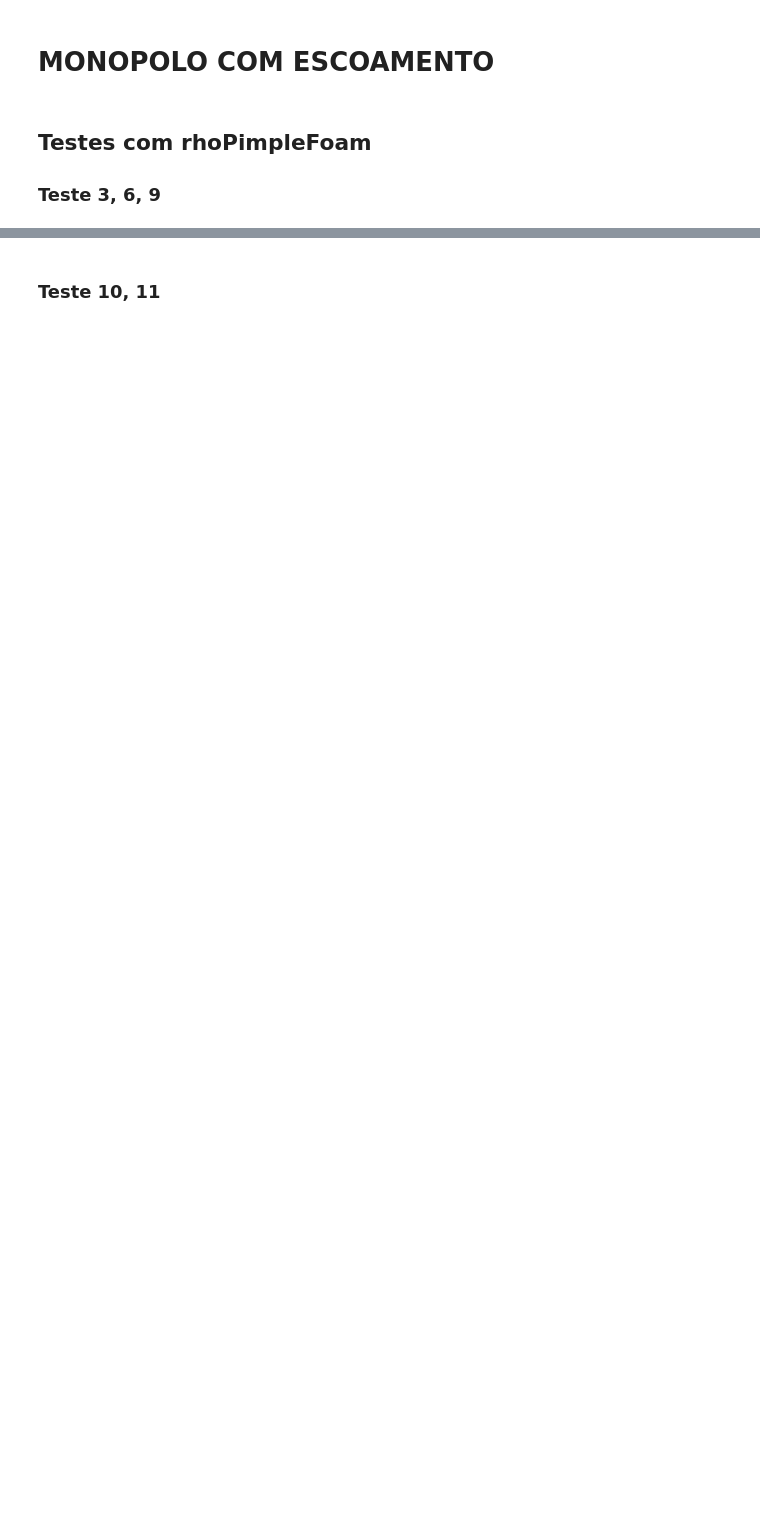
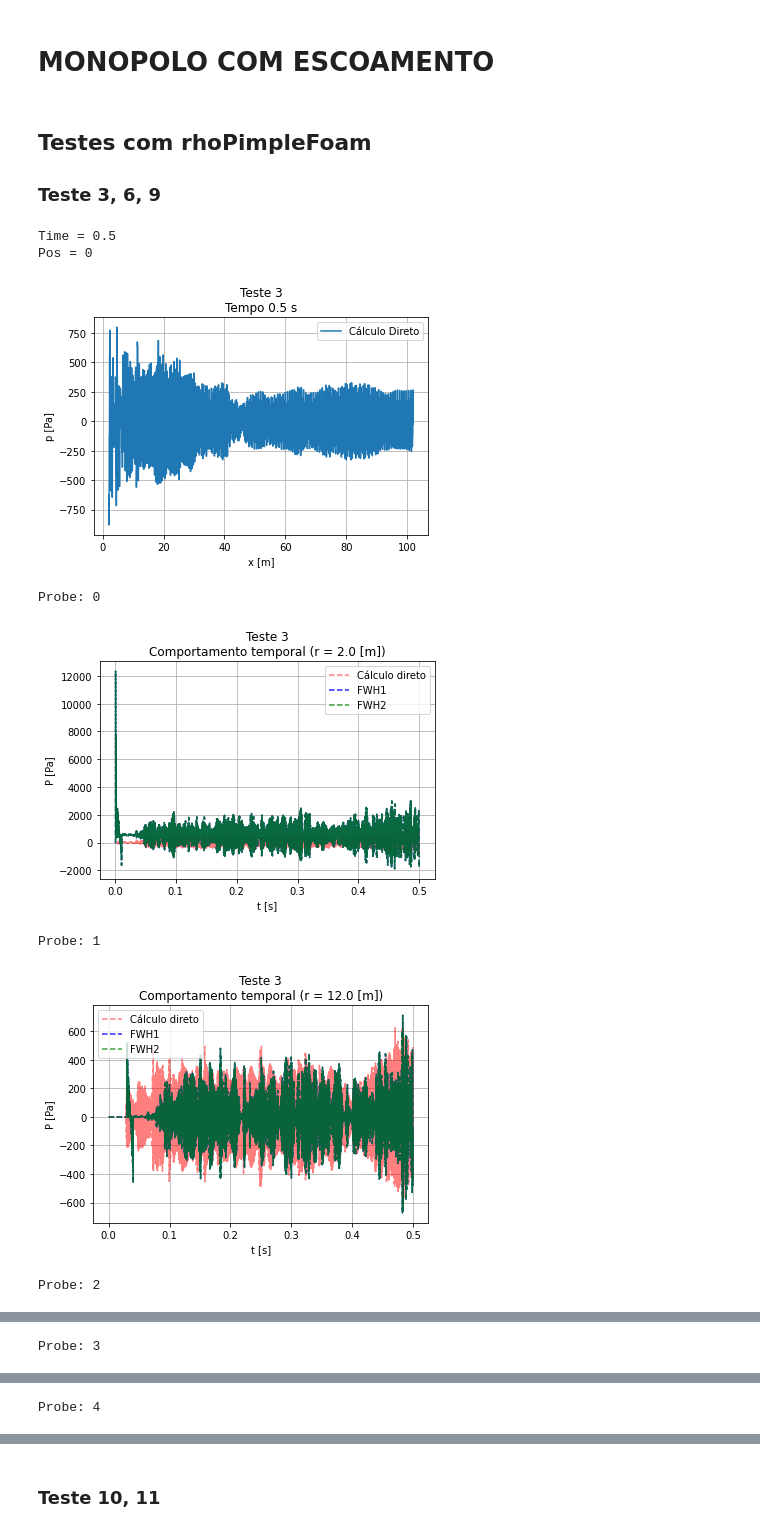
Before and after one commit to Widmark-Kaue/post-process-monopole, a Jupyter notebook: monopoleFlow.ipynb, the cells around one changed output, grey strips where cells are left out. Cells and saved outputs as stored; diff of their text form; code cells hidden in the pictures; blank space fills up the shorter version.

```diff
--- a/monopoleFlow.ipynb
+++ b/monopoleFlow.ipynb
@@ -11,7 +11,7 @@ import matplotlib.pyplot as plt
 microphone = np.linspace(2,102, 11)
 #Teste 3
 # Comportamento espacial
-pSim,pFWH,pFWH2 = wv.importData('pimpleT3', time = 0.5, case = 'monopoleFlow')
+pSim,pFWH,pFWH2 = wv.importData('pimpleT3', time = 0.5, test = 'pimpleTest' ,case = 'monopoleFlow')
 x = np.linspace(2,102,len(pSim))
 
 plt.plot(x,pSim, label = 'Cálculo Direto')
@@ -24,7 +24,7 @@ plt.show()
 
 # Comportamento temporal
 for m in range(len(microphone)):
-    SIM, FWH, FWH2 = wv.importData('pimpleT3', case = 'monopoleFlow', probe=m)
+    SIM, FWH, FWH2 = wv.importData('pimpleT3', test='pimpleTest',case = 'monopoleFlow', probe=m)
 
     ti = f'Teste 3\nComportamento temporal (r = {round(microphone[m],2)} [m])'
 
@@ -41,32 +41,41 @@ for m in range(len(microphone)):
     plt.show()
 
 # Teste 6
 for m in range(len(microphone)):
-    SIM, FWH, FWH2 = wv.importData('pimpleT6', case = 'monopoleFlow', probe=m)
+    SIM, FWH, FWH2 = wv.importData('pimpleT6', test = 'pimpleTest',case = 'monopoleFlow', probe=m)
 
     ti = f'Teste 6\nComportamento temporal (r = {round(microphone[m],2)} [m])'
 
     plt.plot(SIM[0], SIM[1], 'r--', label = 'Cálculo direto', alpha = 0.5)
     plt.plot(FWH[0], FWH[1], 'b--', label = 'FWH1', alpha = 0.85)
     plt.plot(FWH2[0], FWH[1], 'g--', label = 'FWH2', alpha = 0.75)
 
     plt.xlabel('t [s]')
     plt.ylabel('P [Pa]')
     plt.title(ti)
 
     plt.legend()
     plt.grid()
     plt.show()
 
 # Teste 9
 
-pSim,pFWH,pFWH2 = wv.importData('pimpleT9', time = 2.32, case = 'monopoleFlow')
+pSim,pFWH,pFWH2 = wv.importData('pimpleT9', test = 'pimpleTest', time = 2.32, case = 'monopoleFlow')
 x = np.linspace(2,102,len(pSim))
 
 plt.plot(x,pSim, label = 'Cálculo Direto')
 plt.xlabel('x [m]')
 plt.ylabel('p [Pa]')
 plt.title('Teste 9\nTempo 2.32 s')
 plt.grid()
 plt.legend()
 plt.show()
+# %% [output]
+Time = 0.5
+Pos = 0
+[figure, added]
+Probe: 0
+[figure, added]
+Probe: 1
+[figure, added]
+Probe: 2
@@ -72,0 +83 @@ plt.show()
+Probe: 3
@@ -72,0 +85 @@ plt.show()
+Probe: 4
```
Also changed, not shown: parts of 7 cells of this notebook.
